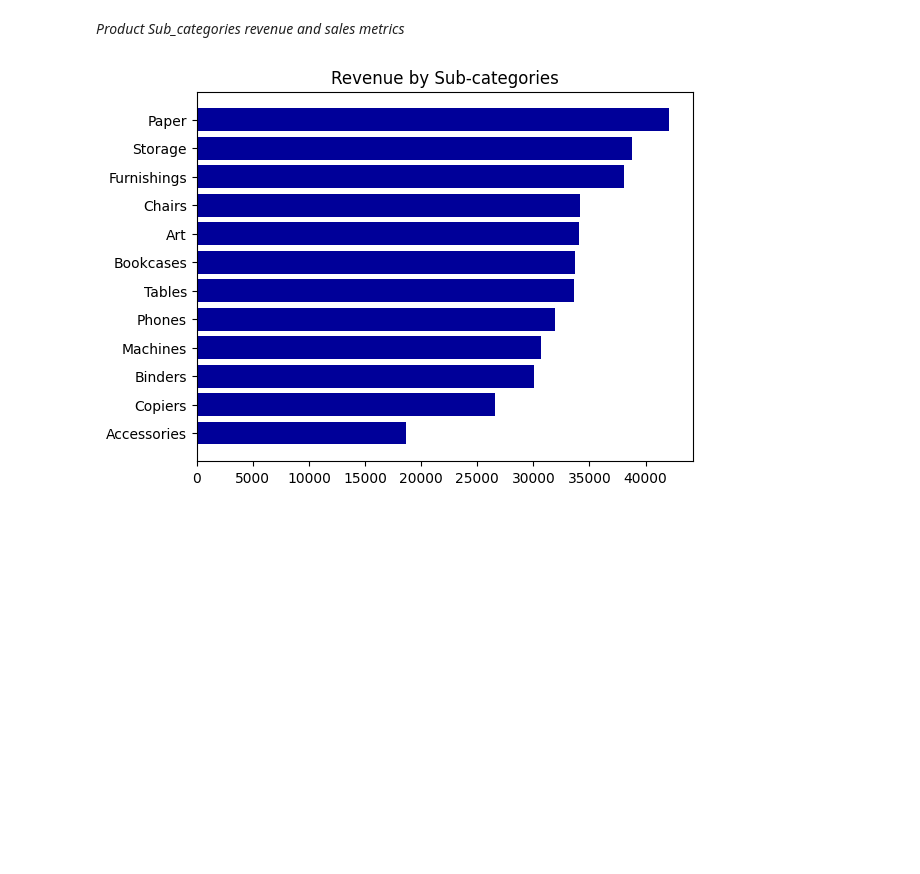
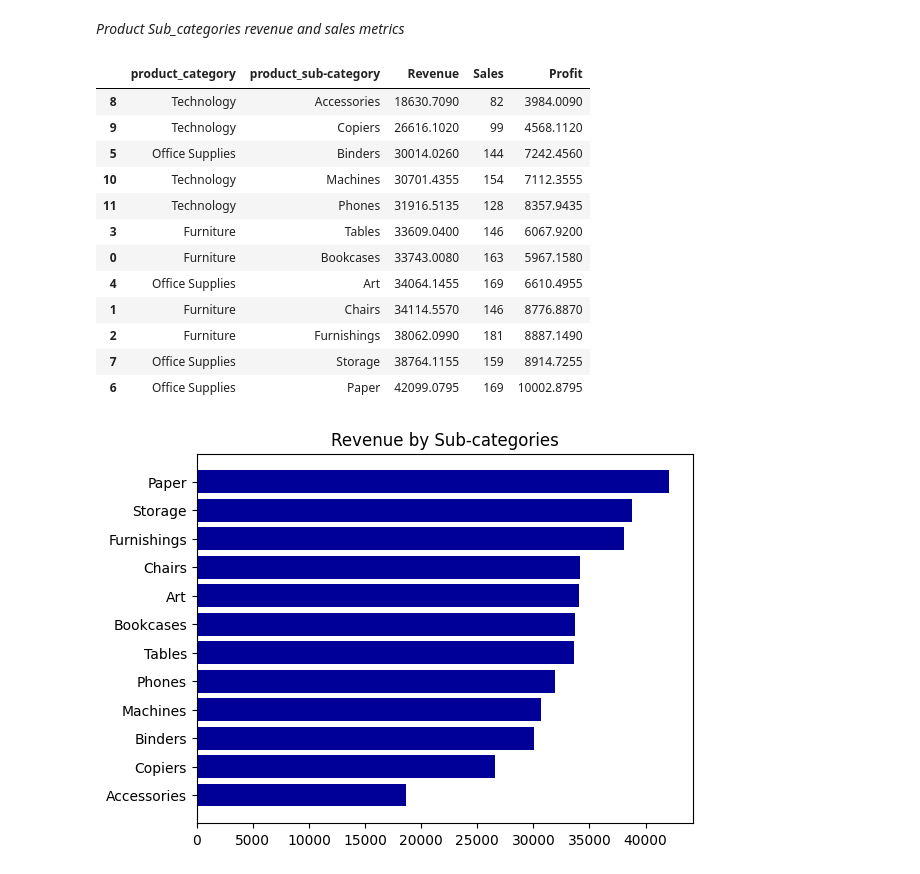
Before and after one commit to iamdrmeka/sales_performance, a Jupyter notebook: sales_performance.ipynb, the cells around one changed output. Saved outputs shown, nothing was run; the diff lists cells and outputs as text; code cells hidden in the pictures; blank space fills up the shorter version.

```diff
--- a/sales_performance.ipynb
+++ b/sales_performance.ipynb
@@ -108,6 +119,22 @@ sub_cat = df.groupby(['product_category', 'product_sub-category']).agg(
     Sales=('units_sold', 'sum'),
     Profit=('profit', 'sum')
 ).reset_index()
+# %%
+sub_cat
+# %% [output]
+|  | product_category | product_sub-category | Revenue | Sales | Profit |
+| 8 | Technology | Accessories | 18630.7090 | 82 | 3984.0090 |
+| 9 | Technology | Copiers | 26616.1020 | 99 | 4568.1120 |
+| 5 | Office Supplies | Binders | 30014.0260 | 144 | 7242.4560 |
+| 10 | Technology | Machines | 30701.4355 | 154 | 7112.3555 |
+| 11 | Technology | Phones | 31916.5135 | 128 | 8357.9435 |
+| 3 | Furniture | Tables | 33609.0400 | 146 | 6067.9200 |
+| 0 | Furniture | Bookcases | 33743.0080 | 163 | 5967.1580 |
+| 4 | Office Supplies | Art | 34064.1455 | 169 | 6610.4955 |
+| 1 | Furniture | Chairs | 34114.5570 | 146 | 8776.8870 |
+| 2 | Furniture | Furnishings | 38062.0990 | 181 | 8887.1490 |
+| 7 | Office Supplies | Storage | 38764.1155 | 159 | 8914.7255 |
+| 6 | Office Supplies | Paper | 42099.0795 | 169 | 10002.8795 |
 # %%
 sub_cat.sort_values(by='Revenue', ascending=True, inplace=True)
 furniture =sub_cat[sub_cat['product_category'] == 'Furniture']
```
Also changed, not shown: parts of 8 cells of this notebook, 16 other files.
